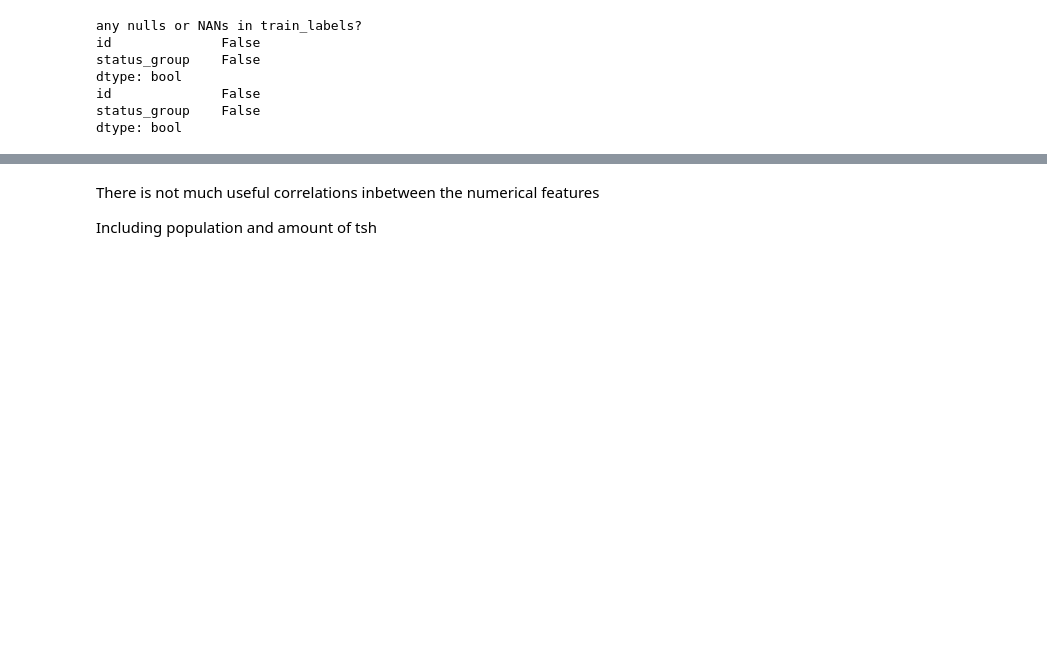
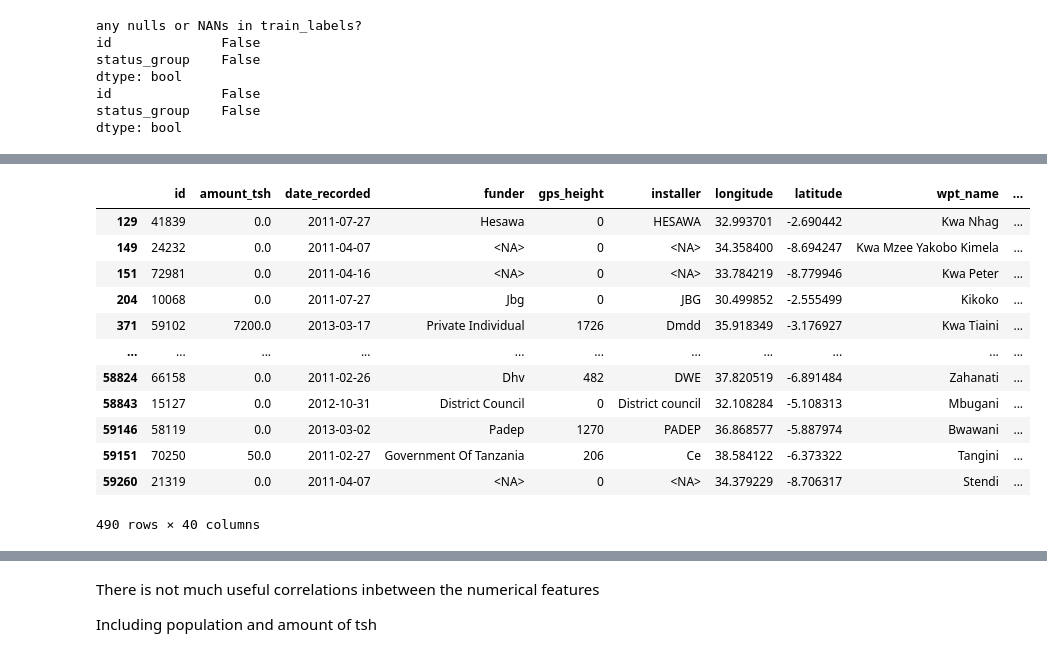
Before and after one commit to roberthobblebottom/pump-it-up, a Jupyter notebook: 1.ipynb, the cells around one changed output, grey strips where cells are left out. Saved outputs shown, nothing was run; the diff lists cells and outputs as text; code cells hidden in the pictures; blank space fills up the shorter version.

Commit message:
more imputation, exploration and dropping of unneeded columns

```diff
--- a/1.ipynb
+++ b/1.ipynb
@@ -164,6 +183,8 @@ scheme_management    True
 scheme_name          True
 permit               True
 dtype: bool
+# %%
+train_values.fillna("Unknown",inplace=True)
 # %% [markdown]
 PS: The features not shown are false for both cases
 
@@ -253,0 +229,4 @@ sns.heatmap(data=train.corr(),vmin=-1,vmax=1,annot=True)
+# %%
+imputer = SimpleImputer(missing_values="0",fill_value="Unknown",strategy='constant')
+temp = imputer.fit_transform(train_values)
+train_values= pd.DataFrame(temp ,columns=train_values.columns)
@@ -253,0 +353,3 @@ sns.heatmap(data=train.corr(),vmin=-1,vmax=1,annot=True)
+# %%
+print(train_values.recorded_by.value_counts())
+train_values.drop('recorded_by',inplace=True,axis=1)
@@ -253,0 +552,18 @@ sns.heatmap(data=train.corr(),vmin=-1,vmax=1,annot=True)
+# %%
+train_values.drop('payment',inplace=True,axis=1)
+# %%
+train_values[train_values.quality_group =='colored']
+# %% [output]
+|  | id | amount_tsh | date_recorded | funder | gps_height | installer | longitude | latitude | wpt_name | ... |
+| 129 | 41839 | 0.0 | 2011-07-27 | Hesawa | 0 | HESAWA | 32.993701 | -2.690442 | Kwa Nhag | ... |
+| 149 | 24232 | 0.0 | 2011-04-07 | <NA> | 0 | <NA> | 34.358400 | -8.694247 | Kwa Mzee Yakobo Kimela | ... |
+| 151 | 72981 | 0.0 | 2011-04-16 | <NA> | 0 | <NA> | 33.784219 | -8.779946 | Kwa Peter | ... |
+| 204 | 10068 | 0.0 | 2011-07-27 | Jbg | 0 | JBG | 30.499852 | -2.555499 | Kikoko | ... |
+| 371 | 59102 | 7200.0 | 2013-03-17 | Private Individual | 1726 | Dmdd | 35.918349 | -3.176927 | Kwa Tiaini | ... |
+| ... | ... | ... | ... | ... | ... | ... | ... | ... | ... | ... |
+| 58824 | 66158 | 0.0 | 2011-02-26 | Dhv | 482 | DWE | 37.820519 | -6.891484 | Zahanati | ... |
+| 58843 | 15127 | 0.0 | 2012-10-31 | District Council | 0 | District council | 32.108284 | -5.108313 | Mbugani | ... |
+| 59146 | 58119 | 0.0 | 2013-03-02 | Padep | 1270 | PADEP | 36.868577 | -5.887974 | Bwawani | ... |
+| 59151 | 70250 | 50.0 | 2011-02-27 | Government Of Tanzania | 206 | Ce | 38.584122 | -6.373322 | Tangini | ... |
+| 59260 | 21319 | 0.0 | 2011-04-07 | <NA> | 0 | <NA> | 34.379229 | -8.706317 | Stendi | ... |
+490 rows × 40 columns
```
Also changed, not shown: parts of 60 cells of this notebook.
